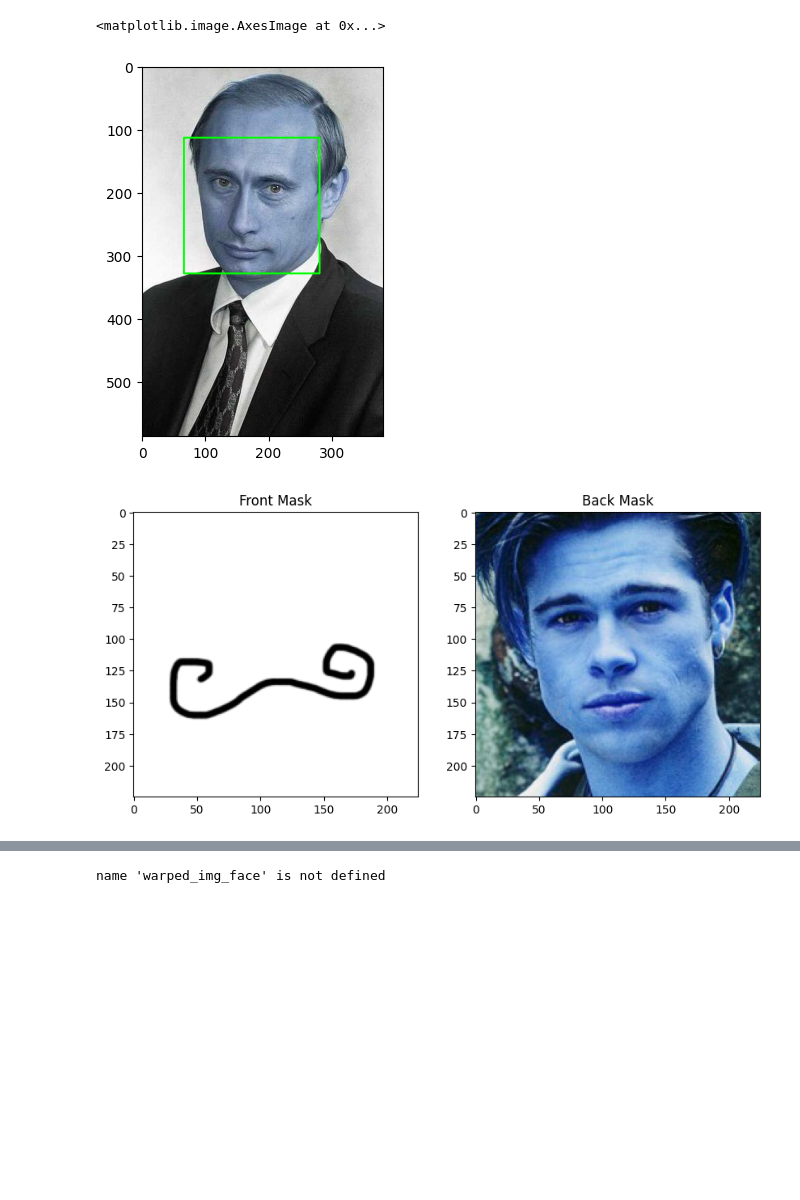
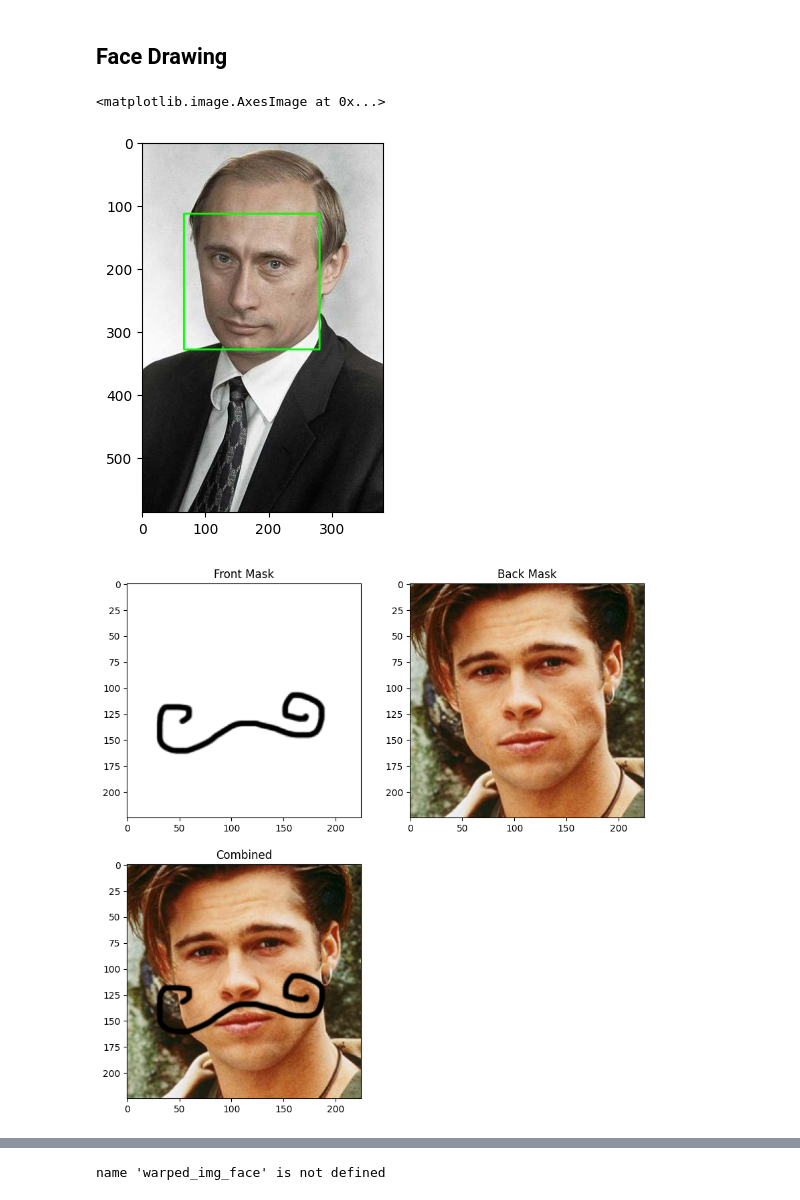
Before and after one commit to xxBLUECATxx/Face-Drawing, a Jupyter notebook: lab.ipynb, the cells around one changed output, grey strips where cells are left out. Cells and saved outputs as stored; diff of their text form; code cells hidden in the pictures; blank space fills up the shorter version.

```diff
--- a/lab.ipynb
+++ b/lab.ipynb
@@ -228,44 +257,66 @@ def apply_masks(input_paths, masks, output_paths, apply_unique_masks, is_video):
         shutil.rmtree(temp_dir)
         shutil.rmtree(temp_out)
         print ("\t[+] Saving as", output_paths[0])
+# %% [markdown]
+## Face Drawing
 # %%
-img = get_img("examples\\faces\\face2.jpg", )
-face = get_rects(img)
+target = get_img("examples/faces/face2.jpg", )
+face = get_rects(target)
 
 
 #plot the original image with the rectangles
-out = img.copy()
+out = target.copy()
 for rect in face:
     cv2.rectangle(out, (rect.left(), rect.top()), (rect.right(), rect.bottom()), (0, 255, 0), 2)
 #cv2.imwrite("test/face_rects.jpg", out)
 #visualize the output
 import matplotlib.pyplot as plt
 
+out = cv2.cvtColor(out, cv2.COLOR_BGR2RGB)
+
 plt.imshow(out)
 # %% [output]
 <matplotlib.image.AxesImage at 0x...>
-[figure, old version]
+[figure, new version]
 # %%
-mask_front =  get_img('examples\masks/beard_front.png',mask=True)
-mask_back = get_img('examples\masks/beard_back.png',mask = True)
+mask_front =  get_img('examples/masks/beard_front.png',mask=True)
+mask_back = get_img('examples/masks/beard_back.png',mask = True)
 mask_face = get_rects(mask_back)[0]
 
 
-
+mask_back_show =mask_back.copy()
+mask_back_show = cv2.cvtColor(mask_back_show, cv2.COLOR_BGR2RGB)
 
 apply_unique_masks = False
-plt.figure(figsize=(10, 5))  # Optional: Set the figure size
 
-plt.subplot(1, 2, 1)  # Arguments are: (number of rows, number of columns, index of current plot)
+out = mask_back.copy()
+aligned_mask = mask_front.copy()
+
+try:
+    for c in range(0,3):
+        out[0:out.shape[0],0:out.shape[1], c] =  aligned_mask[:,:,c] * (aligned_mask[:,:,3]/255.0) +  out[0:out.shape[0], 0:out.shape[1], c] * (1.0 - aligned_mask[:,:,3]/255.0)
+except Exception as e:
+    print (e)
+    pass
+
+out = cv2.cvtColor(out,cv2.COLOR_BGR2RGB)
+
+plt.figure(figsize=(10, 10))  # Optional: Set the figure size
+
+plt.subplot(2, 2, 1)  # Arguments are: (number of rows, number of columns, index of current plot)
 plt.imshow(mask_front)
 plt.title('Front Mask')  # Optional: Set the title for the plot
 
-plt.subplot(1, 2, 2)
-plt.imshow(mask_back)
+plt.subplot(2, 2, 2)
+plt.imshow(mask_back_show)
 plt.title('Back Mask')  # Optional: Set the title for the plot
 
+plt.subplot(2, 2, 3)
+plt.imshow(out)
+plt.title('Combined')
+
 plt.show()
 # %% [output]
-[figure, old version]
+[figure, new version]
 # %%
 face = sort_faces_by_size(face)
```
Also changed, not shown: parts of 19 cells of this notebook.
